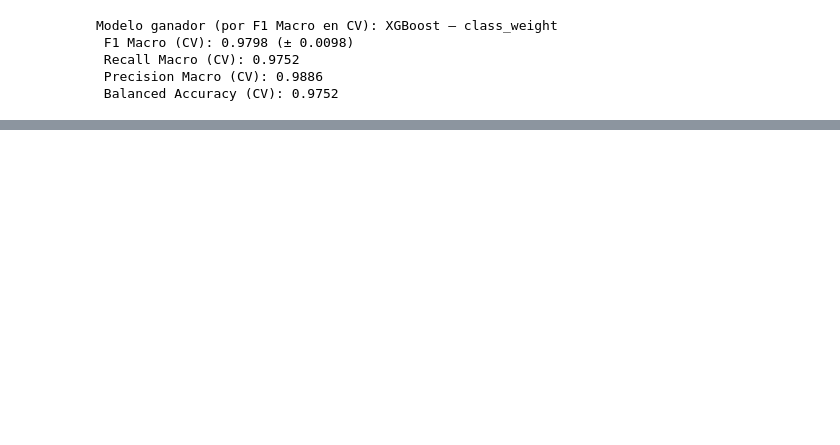
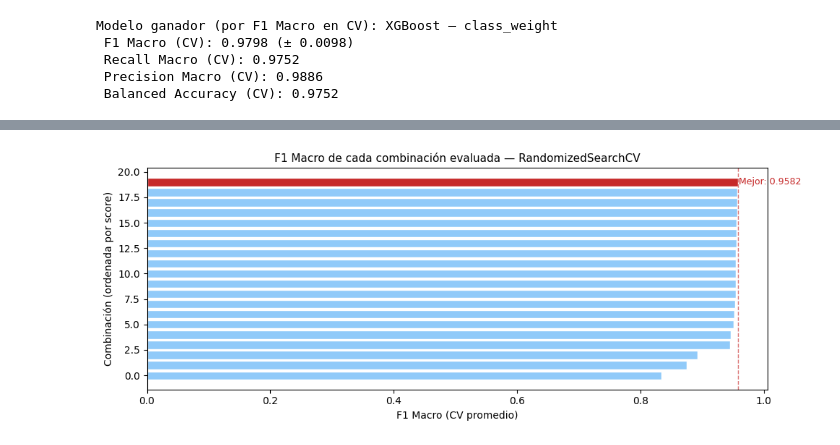
Before and after one commit to jotaeleb/tif-ciencias-de-datos, a Jupyter notebook: notebooks/proyecto_modelado.ipynb, the cells around one changed output, grey strips where cells are left out. Drawn from its saved outputs; the diff is of its cells as text; code cells hidden in the pictures; blank space fills up the shorter version.

```diff
--- a/notebooks/proyecto_modelado.ipynb
+++ b/notebooks/proyecto_modelado.ipynb
@@ -852,0 +1322,18 @@ Modelo ganador (por F1 Macro en CV): XGBoost — class_weight
+# %%
+# Top 10 combinaciones evaluadas
+resultados_busqueda = pd.DataFrame(rscv.cv_results_)
+cols_mostrar = [
+    'rank_test_score', 'mean_test_score', 'std_test_score',
+    'param_n_estimators', 'param_max_depth', 'param_learning_rate',
+    'param_subsample', 'param_colsample_bytree', 'param_min_child_weight',
+    'mean_fit_time'
+]
+
+print("Top 10 combinaciones evaluadas:")
+display(
+    resultados_busqueda[cols_mostrar]
+    .sort_values('rank_test_score')
+    .head(10)
+    .round(4)
+    .reset_index(drop=True)
+)
@@ -852,0 +1353,19 @@ Modelo ganador (por F1 Macro en CV): XGBoost — class_weight
+# %%
+# Gráfico: F1 Macro de todas las combinaciones evaluadas
+fig, ax = plt.subplots(figsize=(10, 4))
+
+scores_ord = resultados_busqueda['mean_test_score'].sort_values().values
+colores_b  = ['#C62828' if s == scores_ord.max() else '#90CAF9' for s in scores_ord]
+
+ax.barh(range(len(scores_ord)), scores_ord, color=colores_b, edgecolor='white')
+ax.axvline(scores_ord.max(), color='#C62828', linestyle='--', alpha=0.7, linewidth=1)
+ax.set_xlabel('F1 Macro (CV promedio)', fontsize=10)
+ax.set_ylabel('Combinación (ordenada por score)', fontsize=10)
+ax.set_title('F1 Macro de cada combinación evaluada — RandomizedSearchCV', fontsize=11)
+ax.text(scores_ord.max() + 0.0005, len(scores_ord) - 1,
+        f'Mejor: {scores_ord.max():.4f}',
+        va='center', color='#C62828', fontsize=9)
+plt.tight_layout()
+plt.show()
+# %% [output]
+[figure, added]
```
Also changed, not shown: parts of 30 cells of this notebook.
